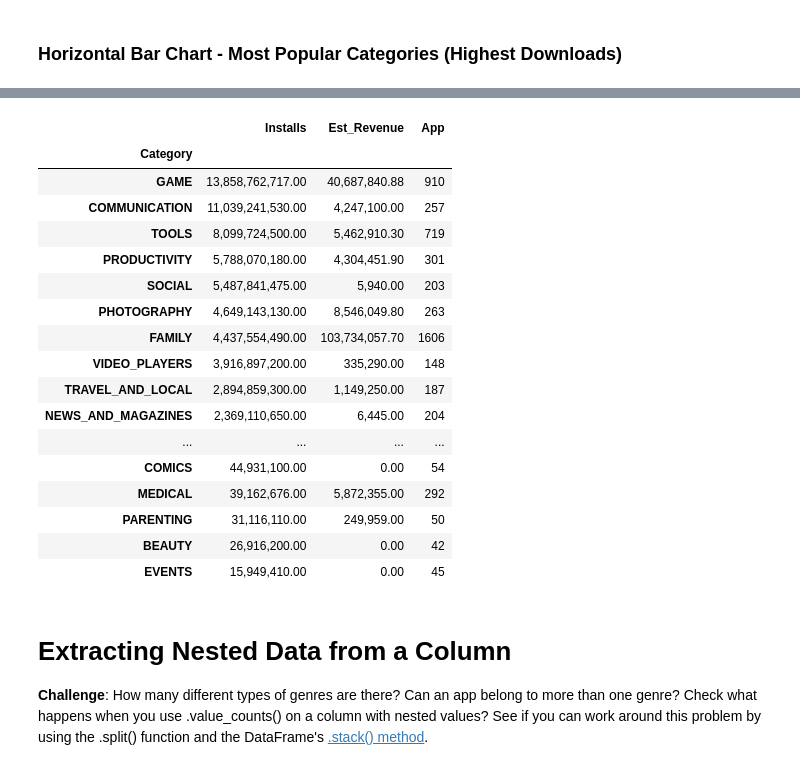
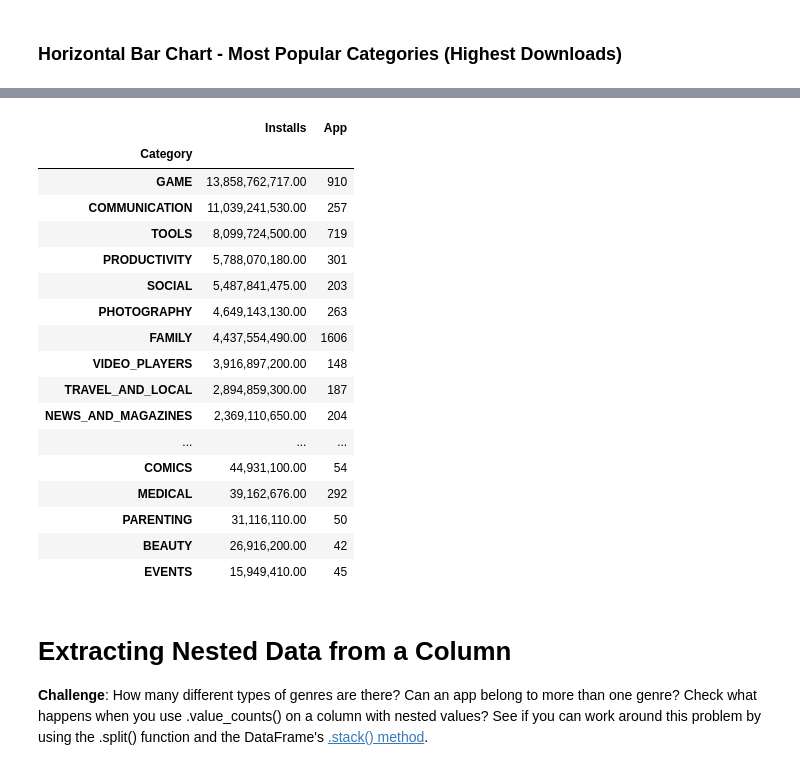
Before and after one commit to halilcodes/android-store-observer, a Jupyter notebook: Google Play Store App Analytics (start).ipynb, the cells around one changed output, grey strips where cells are left out. Drawn from its saved outputs; the diff is of its cells as text; code cells hidden in the pictures.

```diff
--- a/Google Play Store App Analytics (start).ipynb
+++ b/Google Play Store App Analytics (start).ipynb
@@ -363,6 +363,3 @@ df_apps_clean.sort_values('Price', ascending=False).head(20)
 | 3439 | Trine 2: Complete Story | GAME | 3.80 | 252 | 11.00 | 10,000.00 | Paid | 16.99 | Teen | Action |
 # %% [markdown]
 ### Highest Grossing Paid Apps (ballpark estimate)
-# %%
-df_apps_clean['Est_Revenue'] = df_apps_clean.Price * df_apps_clean.Installs
-df_apps_clean.head()
@@ -375,0 +366,5 @@ df_apps_clean.head()
+# %%
+# df_apps_clean['Est_Revenue'] = df_apps_clean.Price * df_apps_clean.Installs
+# what I came up with is not a very efficient way appearently, still works though...
+df_apps_clean['Est_Revenue'] = df_apps_clean.Installs.mul(df_apps_clean.Price)
+df_apps_clean.sort_values('Est_Revenue', ascending=False).head(10)
@@ -421,31 +454,30 @@ h_bar.show()
 
 *Hint*: Use the size, hover_name and color parameters in .scatter(). To scale the yaxis, call .update_layout() and specify that the yaxis should be on a log-scale like so: yaxis=dict(type='log')
 # %%
-category_installs_all = df_apps_clean.groupby('Category').sum().sort_values('Installs', ascending=False)
-category_installs_all.drop(['Rating', 'Reviews', 'Size_MBs', 'Price'], axis=1, inplace=True)
-category_apps = df_apps_clean.groupby('Category').count().sort_values('App', ascending=False)
+category_installs_all = df_apps_clean.groupby('Category').agg({'Installs':pd.Series.sum})
+category_apps = df_apps_clean.groupby('Category').agg({'App':pd.Series.count})
 category_apps = category_apps['App']
-df_merged = category_installs_all.merge(category_apps, on='Category')
-df_merged
+df_merged = category_installs_all.merge(category_apps, on='Category', how='inner')
+df_merged.sort_values('Installs', ascending=False)
 # %% [output]
-|  | Installs | Est_Revenue | App |
-| Category |  |  |  |
-| GAME | 13,858,762,717.00 | 40,687,840.88 | 910 |
-| COMMUNICATION | 11,039,241,530.00 | 4,247,100.00 | 257 |
-| TOOLS | 8,099,724,500.00 | 5,462,910.30 | 719 |
-| PRODUCTIVITY | 5,788,070,180.00 | 4,304,451.90 | 301 |
-| SOCIAL | 5,487,841,475.00 | 5,940.00 | 203 |
-| PHOTOGRAPHY | 4,649,143,130.00 | 8,546,049.80 | 263 |
-| FAMILY | 4,437,554,490.00 | 103,734,057.70 | 1606 |
-| VIDEO_PLAYERS | 3,916,897,200.00 | 335,290.00 | 148 |
-| TRAVEL_AND_LOCAL | 2,894,859,300.00 | 1,149,250.00 | 187 |
-| NEWS_AND_MAGAZINES | 2,369,110,650.00 | 6,445.00 | 204 |
-| ... | ... | ... | ... |
-| COMICS | 44,931,100.00 | 0.00 | 54 |
-| MEDICAL | 39,162,676.00 | 5,872,355.00 | 292 |
-| PARENTING | 31,116,110.00 | 249,959.00 | 50 |
-| BEAUTY | 26,916,200.00 | 0.00 | 42 |
-| EVENTS | 15,949,410.00 | 0.00 | 45 |
+|  | Installs | App |
+| Category |  |  |
+| GAME | 13,858,762,717.00 | 910 |
+| COMMUNICATION | 11,039,241,530.00 | 257 |
+| TOOLS | 8,099,724,500.00 | 719 |
+| PRODUCTIVITY | 5,788,070,180.00 | 301 |
+| SOCIAL | 5,487,841,475.00 | 203 |
+| PHOTOGRAPHY | 4,649,143,130.00 | 263 |
+| FAMILY | 4,437,554,490.00 | 1606 |
+| VIDEO_PLAYERS | 3,916,897,200.00 | 148 |
+| TRAVEL_AND_LOCAL | 2,894,859,300.00 | 187 |
+| NEWS_AND_MAGAZINES | 2,369,110,650.00 | 204 |
+| ... | ... | ... |
+| COMICS | 44,931,100.00 | 54 |
+| MEDICAL | 39,162,676.00 | 292 |
+| PARENTING | 31,116,110.00 | 50 |
+| BEAUTY | 26,916,200.00 | 42 |
+| EVENTS | 15,949,410.00 | 45 |
 # %%
 scatter = px.scatter(df_merged,
 x='App',
```
Also changed, not shown: parts of 22 cells of this notebook.
